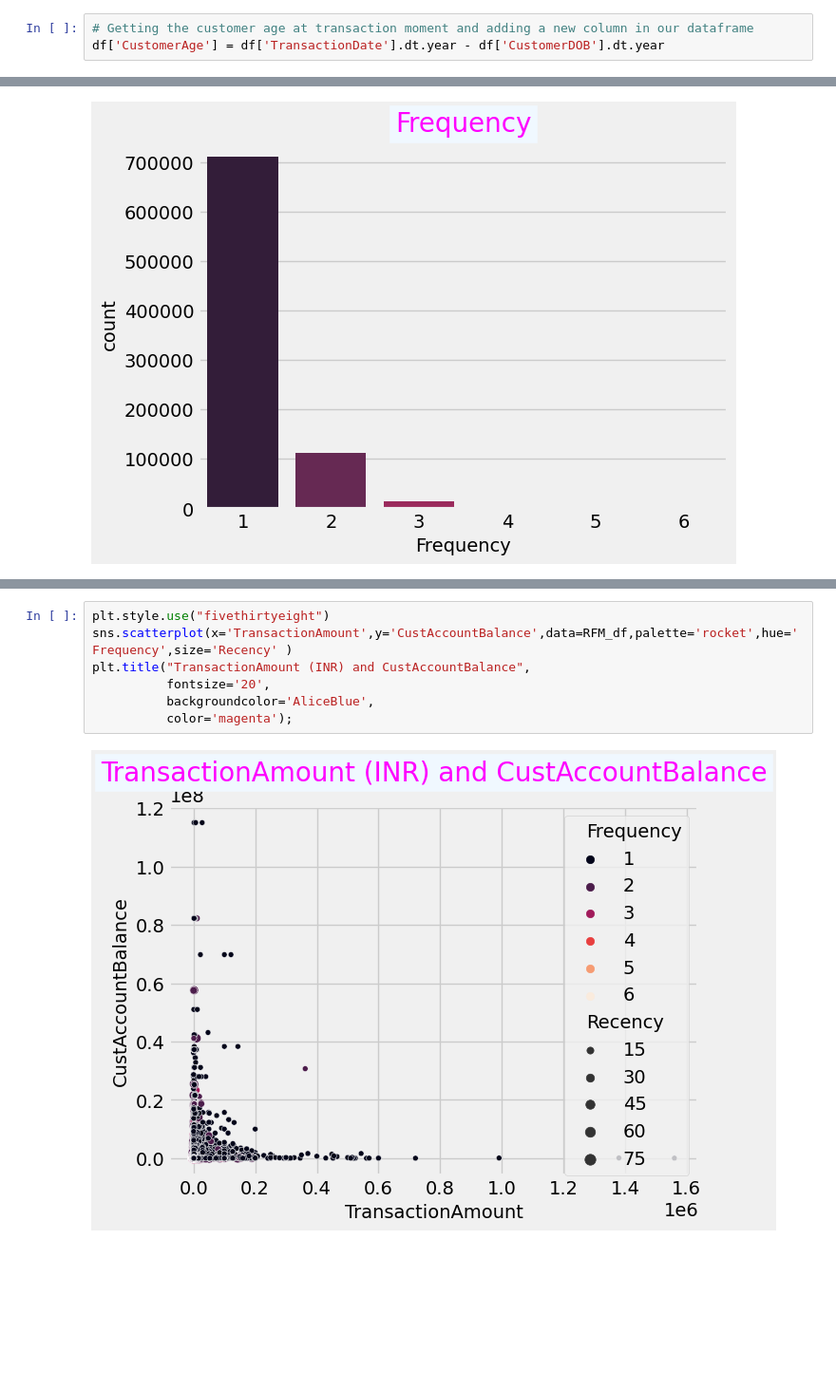
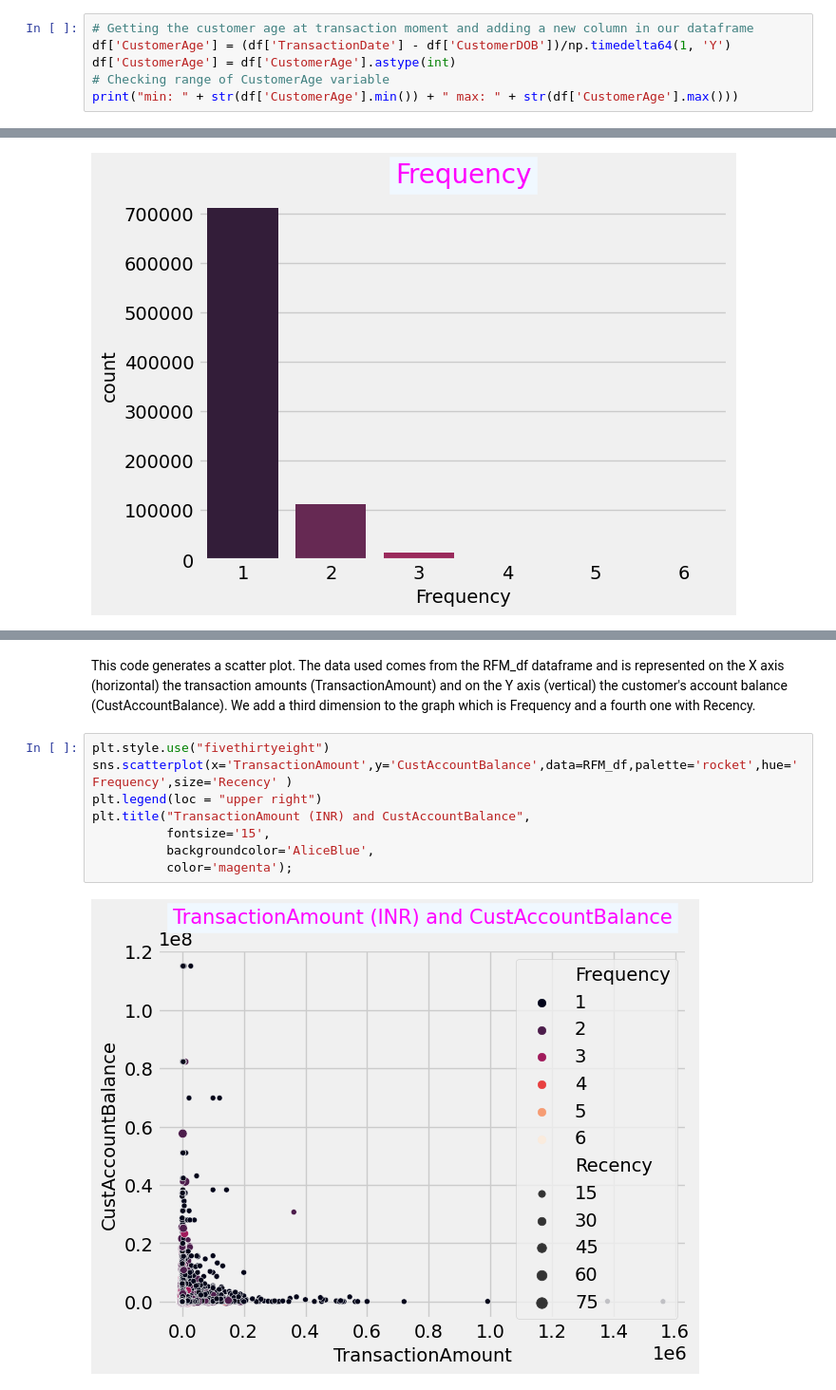
Before and after one commit to ArturoDiaz02/Bank-Customer-Segmentation, a Jupyter notebook: src/notebook/Customer_Segmentation.ipynb, the cells around one changed output, grey strips where cells are left out. Shown at 95% size. Drawn from its saved outputs; the diff is of its cells as text; blank space fills up the shorter version.

```diff
--- a/src/notebook/Customer_Segmentation.ipynb
+++ b/src/notebook/Customer_Segmentation.ipynb
@@ -203,3 +239,6 @@ print(df['TransactionDate'].min(), df['TransactionDate'].max())
 # %%
 # Getting the customer age at transaction moment and adding a new column in our dataframe
-df['CustomerAge'] = df['TransactionDate'].dt.year - df['CustomerDOB'].dt.year
+df['CustomerAge'] = (df['TransactionDate'] - df['CustomerDOB'])/np.timedelta64(1, 'Y')
+df['CustomerAge'] = df['CustomerAge'].astype(int)
+# Checking range of CustomerAge variable
+print("min: " + str(df['CustomerAge'].min()) + " max: " + str(df['CustomerAge'].max()))
@@ -417,9 +496,12 @@ plt.title("Most 20 Location of Customer ",
+# %% [markdown]
+This code generates a scatter plot. The data used comes from the RFM_df dataframe and is represented on the X axis (horizontal) the transaction amounts (TransactionAmount) and on the Y axis (vertical) the customer's account balance (CustAccountBalance). We add a third dimension to the graph which is Frequency and a fourth one with Recency.
 # %%
 plt.style.use("fivethirtyeight")
 sns.scatterplot(x='TransactionAmount',y='CustAccountBalance',data=RFM_df,palette='rocket',hue='Frequency',size='Recency' )
+plt.legend(loc = "upper right")
 plt.title("TransactionAmount (INR) and CustAccountBalance",
-          fontsize='20',
+          fontsize='15',
           backgroundcolor='AliceBlue',
           color='magenta');
 # %% [output]
-[figure, old version]
+[figure, new version]
```
Also changed, not shown: parts of 82 cells of this notebook.
